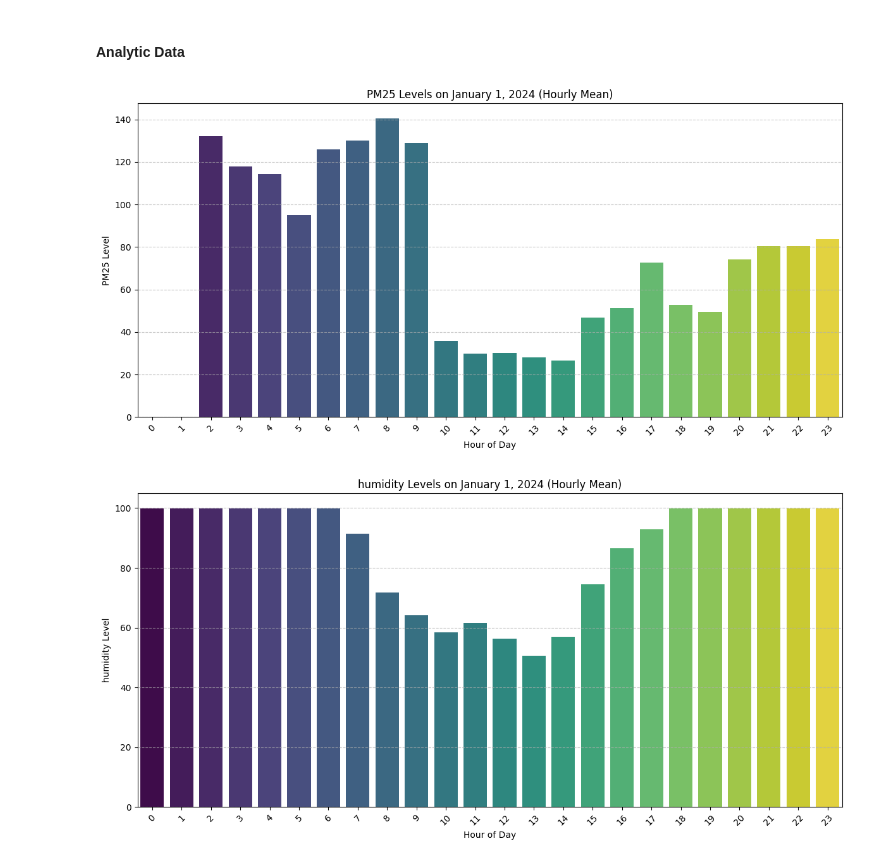
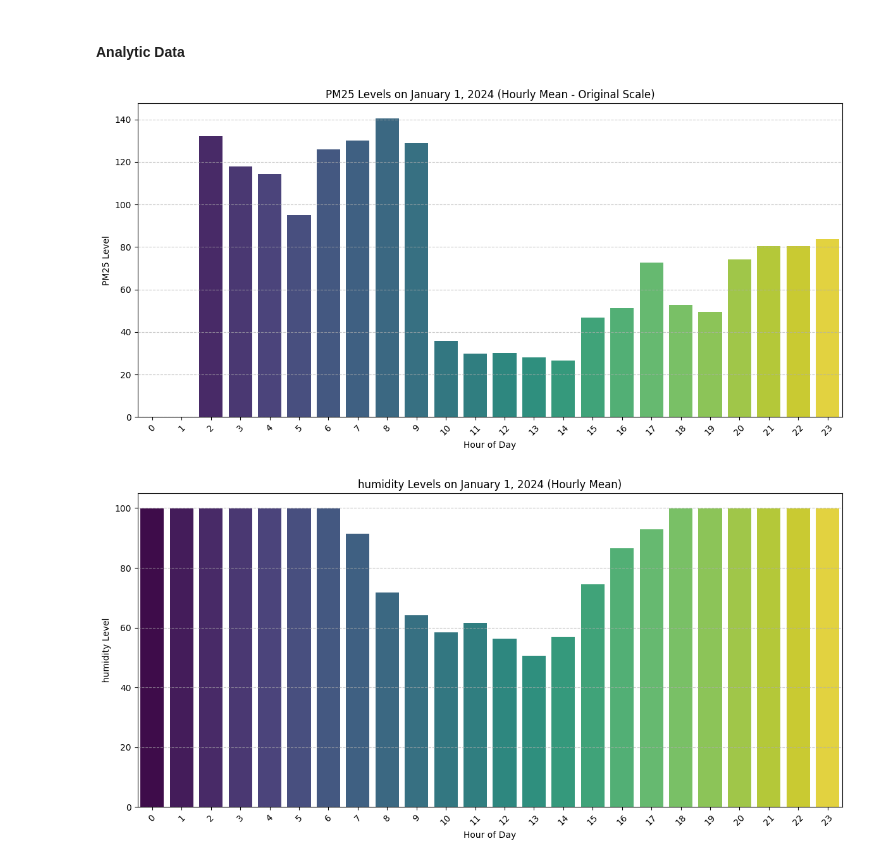
Before and after one commit to Junaidirah/predictive_pm25, a Jupyter notebook: notebook/explorasi_data/eda_gku.ipynb, the cells around one changed output. Saved outputs shown, nothing was run; the diff lists cells and outputs as text; code cells hidden in the pictures.

```diff
--- a/notebook/explorasi_data/eda_gku.ipynb
+++ b/notebook/explorasi_data/eda_gku.ipynb
@@ -360,20 +352,25 @@ Bounds for Temperature:
 # %% [markdown]
 #### Analytic Data
 # %%
-data_jan_1_2024 = hourly_means.loc['2024-01-01']
+import matplotlib.pyplot as plt
+import seaborn as sns
+
+# Filter data for January 1, 2024 from the hourly means
+# We use df_combined_hourly here because it contains the original scale values (before normalization)
+data_jan_1_2024 = df_combined_hourly.loc['2024-01-01']
 
 # Create a bar chart for pm25 values
 plt.figure(figsize=(12, 6))
 sns.barplot(x=data_jan_1_2024.index.hour, y=data_jan_1_2024['pm25'], hue=data_jan_1_2024.index.hour, palette='viridis', legend=False)
-plt.title('PM25 Levels on January 1, 2024 (Hourly Mean)')
+plt.title('PM25 Levels on January 1, 2024 (Hourly Mean - Original Scale)')
 plt.xlabel('Hour of Day')
 plt.ylabel('PM25 Level')
 plt.xticks(rotation=45)
 plt.grid(axis='y', linestyle='--', alpha=0.7)
 plt.tight_layout()
 plt.show()
 # %% [output]
-[figure, old version]
+[figure, new version]
 # %%
 data_jan_1_2024 = hourly_means.loc['2024-01-01']
 
```
Also changed, not shown: parts of 17 cells of this notebook.
